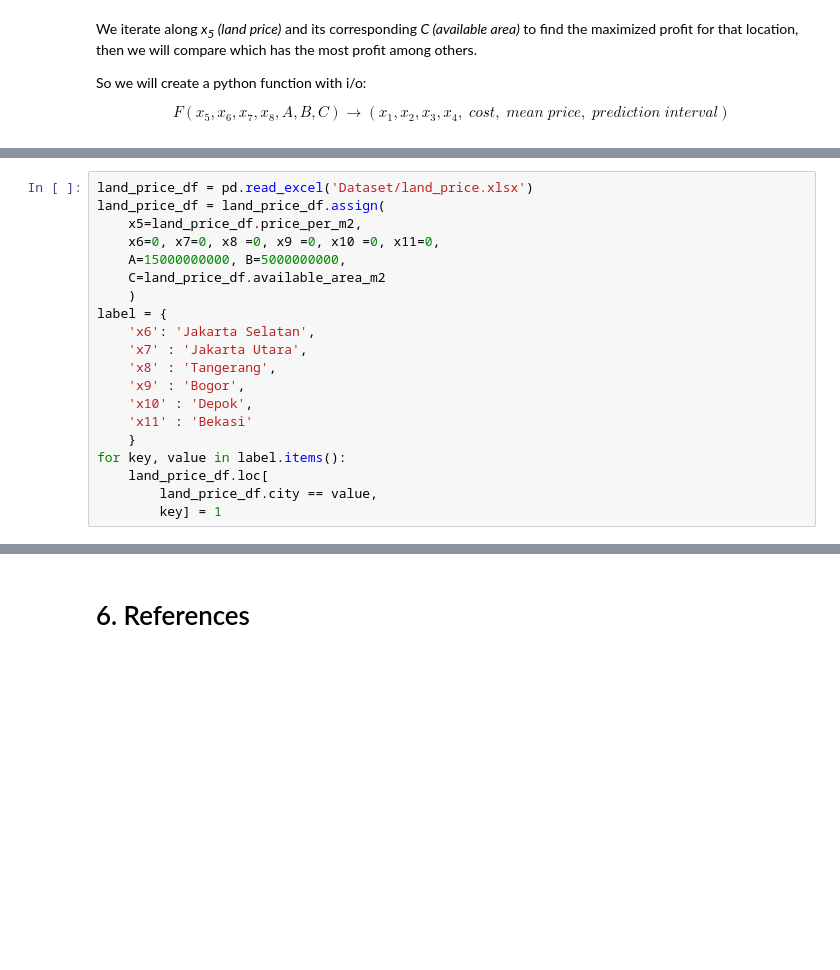
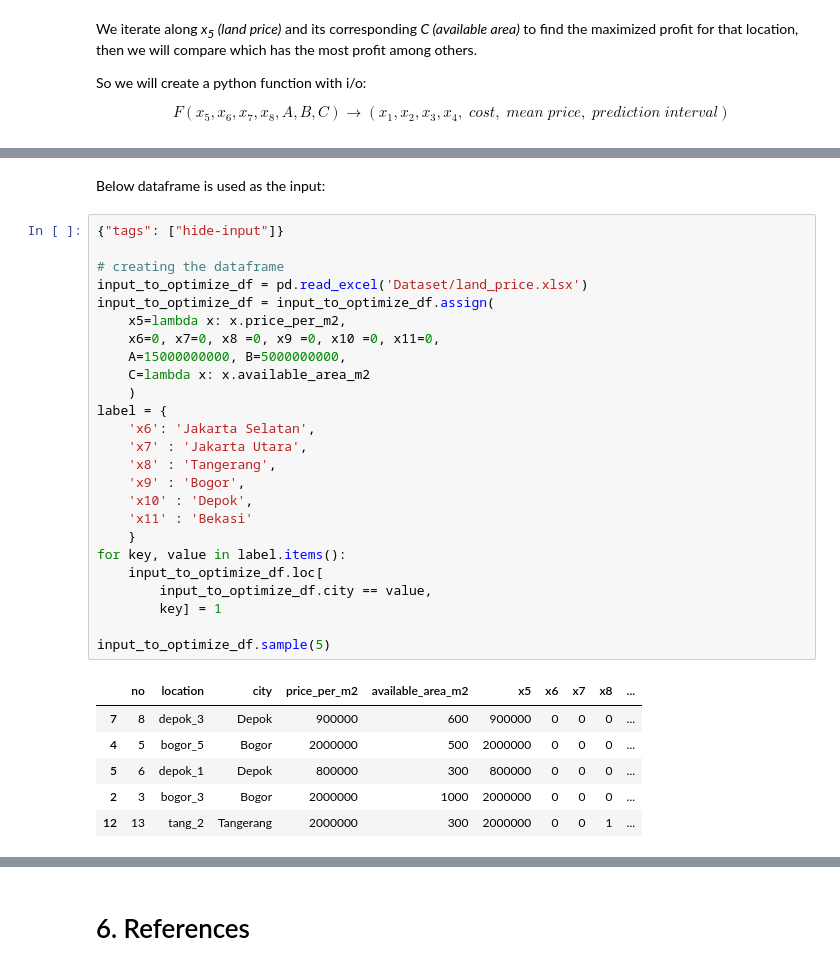
Before and after one commit to nbarizki/jabodetabekhousepricing, a Jupyter notebook: 3 - Linear Modeling of House Price.ipynb, the cells around one changed output, grey strips where cells are left out. Drawn from its saved outputs; the diff is of its cells as text; blank space fills up the shorter version.

```diff
--- a/3 - Linear Modeling of House Price.ipynb
+++ b/3 - Linear Modeling of House Price.ipynb
@@ -1839,20 +1977,34 @@ Prediction interval here can be determined. We can use 1 times of `standard devi
+# %% [markdown]
+Below dataframe is used as the input:
 # %%
-land_price_df = pd.read_excel('Dataset/land_price.xlsx')
-land_price_df = land_price_df.assign(
-    x5=land_price_df.price_per_m2,
+{"tags": ["hide-input"]}
+
+# creating the dataframe
+input_to_optimize_df = pd.read_excel('Dataset/land_price.xlsx')
+input_to_optimize_df = input_to_optimize_df.assign(
+    x5=lambda x: x.price_per_m2,
     x6=0, x7=0, x8 =0, x9 =0, x10 =0, x11=0,
     A=15000000000, B=5000000000,
-    C=land_price_df.available_area_m2
+    C=lambda x: x.available_area_m2
     )
 label = {
     'x6': 'Jakarta Selatan',
     'x7' : 'Jakarta Utara',
     'x8' : 'Tangerang',
     'x9' : 'Bogor',
     'x10' : 'Depok',
     'x11' : 'Bekasi'
     }
 for key, value in label.items():
-    land_price_df.loc[
-        land_price_df.city == value,
+    input_to_optimize_df.loc[
+        input_to_optimize_df.city == value,
         key] = 1
+
+input_to_optimize_df.sample(5)
+# %% [output]
+|  | no | location | city | price_per_m2 | available_area_m2 | x5 | x6 | x7 | x8 | ... |
+| 7 | 8 | depok_3 | Depok | 900000 | 600 | 900000 | 0 | 0 | 0 | ... |
+| 4 | 5 | bogor_5 | Bogor | 2000000 | 500 | 2000000 | 0 | 0 | 0 | ... |
+| 5 | 6 | depok_1 | Depok | 800000 | 300 | 800000 | 0 | 0 | 0 | ... |
+| 2 | 3 | bogor_3 | Bogor | 2000000 | 1000 | 2000000 | 0 | 0 | 0 | ... |
+| 12 | 13 | tang_2 | Tangerang | 2000000 | 300 | 2000000 | 0 | 0 | 1 | ... |
```
Also changed, not shown: parts of 61 cells of this notebook.
